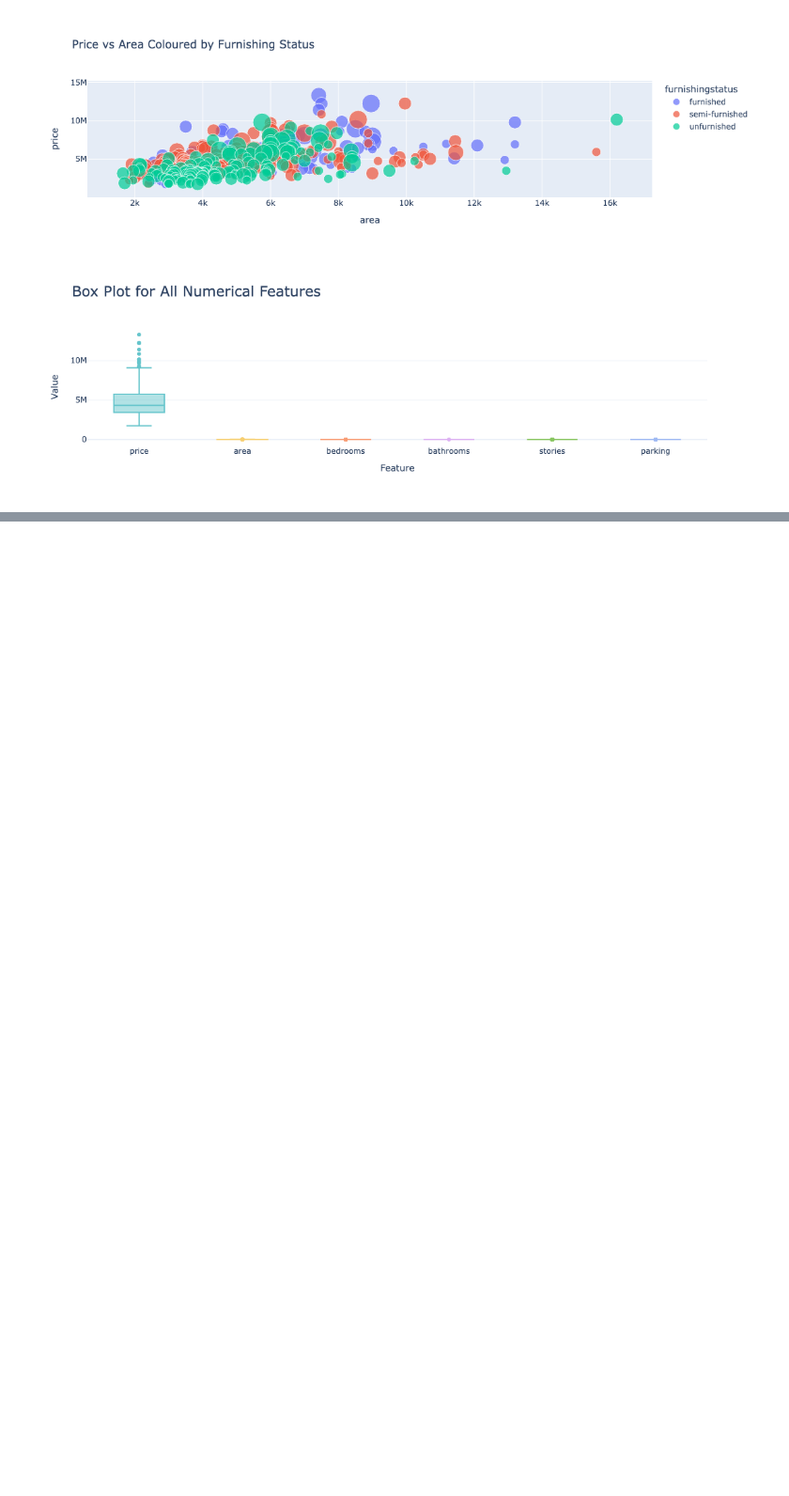
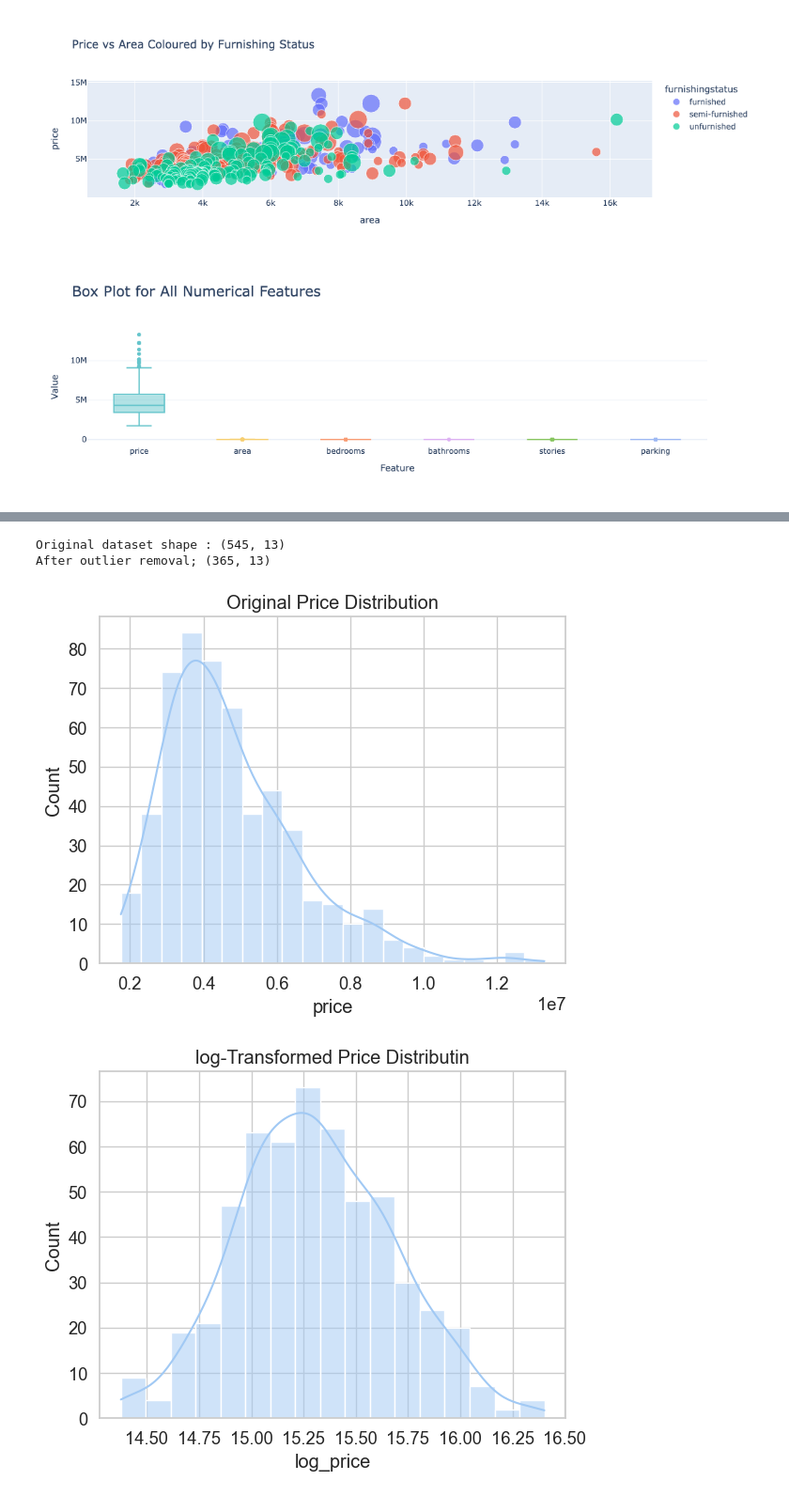
Before and after one commit to Pankaj-2245/Machine-Learning, a Jupyter notebook: house_price_pridiction.ipynb, the cells around one changed output, grey strips where cells are left out. Shown at 94% size. Saved outputs shown, nothing was run; the diff lists cells and outputs as text; code cells hidden in the pictures; blank space fills up the shorter version.

```diff
--- a/house_price_pridiction.ipynb
+++ b/house_price_pridiction.ipynb
@@ -192,0 +371,41 @@ fig.show()
+# %%
+def remove_outliers_iqr(df, columns):
+    df_clean = df.copy()
+
+    for col in columns:
+        Q1 = df_clean[col].quantile(0.25)
+        Q3 = df_clean[col].quantile(0.75)
+        IQR = Q3 - Q1
+
+        lower_bound = Q1 - 1.5 * IQR
+        upper_bound = Q3 + 1.5 * IQR
+
+        #keep only rows within the bounds
+        df_clean = df_clean[(df_clean[col] >= lower_bound) & (df_clean[col] <= upper_bound)]
+
+    return df_clean
+
+#Example usage
+
+#Remove outliers for numeric columns
+df_no_outliers = remove_outliers_iqr(df, numeric_cols)
+
+print(f"Original dataset shape : {df.shape}")
+print(f"After outlier removal; {df_no_outliers.shape}")
+# %% [output]
+Original dataset shape : (545, 13)
+After outlier removal; (365, 13)
+# %%
+#Add log-transformed target
+df['log_price'] = np.log1p(df['price']) # safer than log(price) if there are 0s
+
+sns.histplot(df['price'], kde = True)
+plt.title("Original Price Distribution")
+plt.show()
+
+sns.histplot(df['log_price'], kde = True)
+plt.title("log-Transformed Price Distributin")
+plt.show()
+# %% [output]
+[figure, added]
+[figure, added]
```
Also changed, not shown: parts of 13 cells of this notebook, 2 other files.
